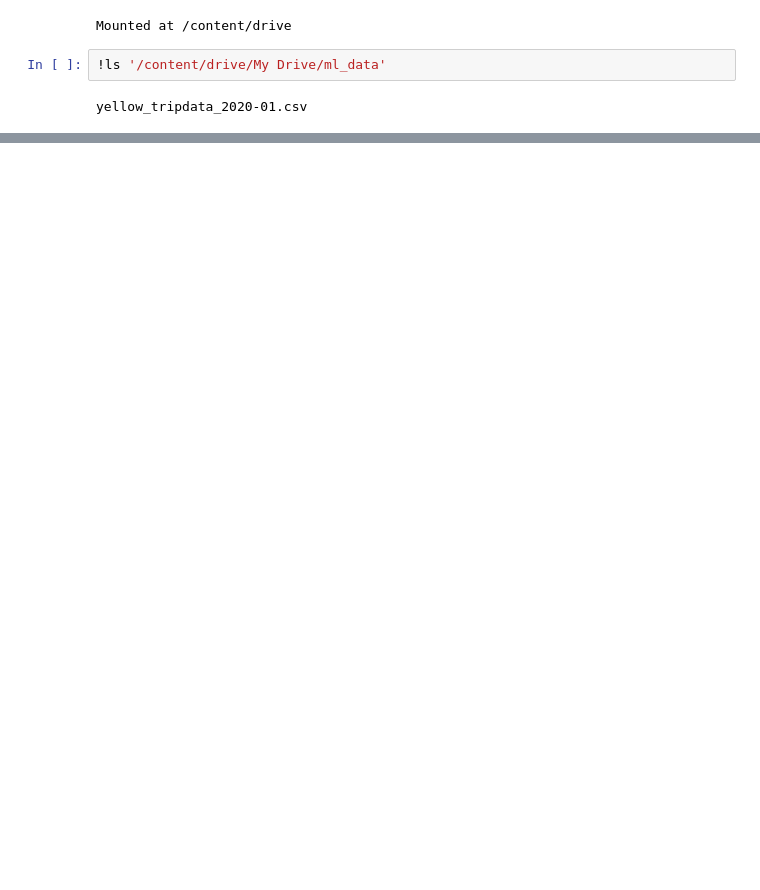
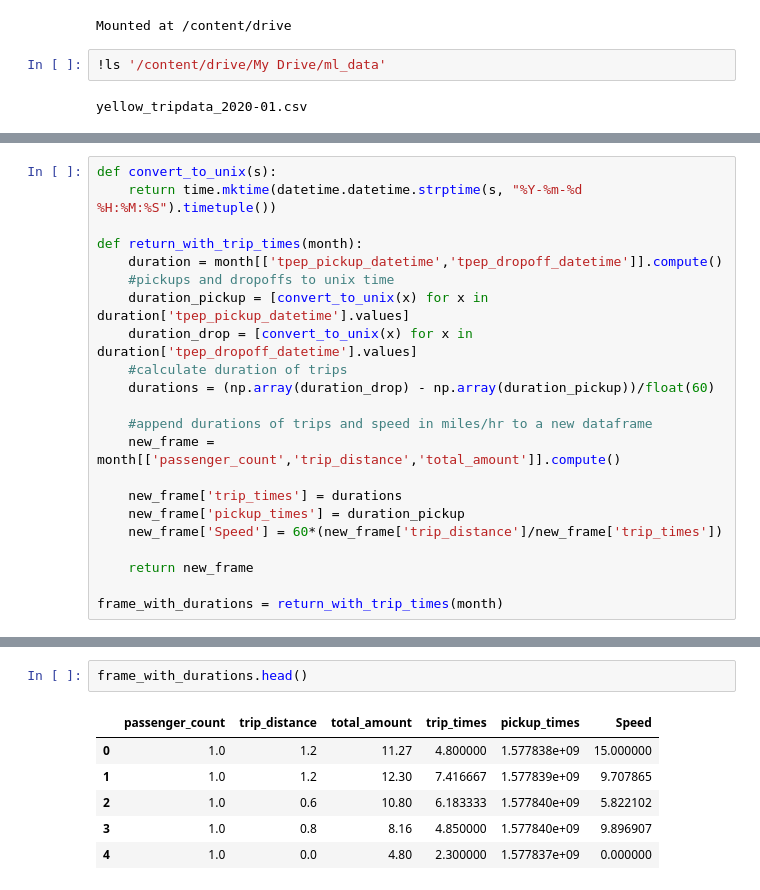
Before and after one commit to rj7shakya/mlpj, a Jupyter notebook: Taxi_Demand.ipynb, the cells around one changed output, grey strips where cells are left out. Drawn from its saved outputs; the diff is of its cells as text; blank space fills up the shorter version.

```diff
--- a/Taxi_Demand.ipynb
+++ b/Taxi_Demand.ipynb
@@ -12,0 +168,22 @@ yellow_tripdata_2020-01.csv
+# %%
+def convert_to_unix(s):
+    return time.mktime(datetime.datetime.strptime(s, "%Y-%m-%d %H:%M:%S").timetuple())
+
+def return_with_trip_times(month):
+    duration = month[['tpep_pickup_datetime','tpep_dropoff_datetime']].compute()
+    #pickups and dropoffs to unix time
+    duration_pickup = [convert_to_unix(x) for x in duration['tpep_pickup_datetime'].values]
+    duration_drop = [convert_to_unix(x) for x in duration['tpep_dropoff_datetime'].values]
+    #calculate duration of trips
+    durations = (np.array(duration_drop) - np.array(duration_pickup))/float(60)
+
+    #append durations of trips and speed in miles/hr to a new dataframe
+    new_frame = month[['passenger_count','trip_distance','total_amount']].compute()
+
+    new_frame['trip_times'] = durations
+    new_frame['pickup_times'] = duration_pickup
+    new_frame['Speed'] = 60*(new_frame['trip_distance']/new_frame['trip_times'])
+
+    return new_frame
+
+frame_with_durations = return_with_trip_times(month)
@@ -12,0 +197,9 @@ yellow_tripdata_2020-01.csv
+# %%
+frame_with_durations.head()
+# %% [output]
+|  | passenger_count | trip_distance | total_amount | trip_times | pickup_times | Speed |
+| 0 | 1.0 | 1.2 | 11.27 | 4.800000 | 1.577838e+09 | 15.000000 |
+| 1 | 1.0 | 1.2 | 12.30 | 7.416667 | 1.577839e+09 | 9.707865 |
+| 2 | 1.0 | 0.6 | 10.80 | 6.183333 | 1.577840e+09 | 5.822102 |
+| 3 | 1.0 | 0.8 | 8.16 | 4.850000 | 1.577840e+09 | 9.896907 |
+| 4 | 1.0 | 0.0 | 4.80 | 2.300000 | 1.577837e+09 | 0.000000 |
```
Also changed, not shown: parts of 10 cells of this notebook.
